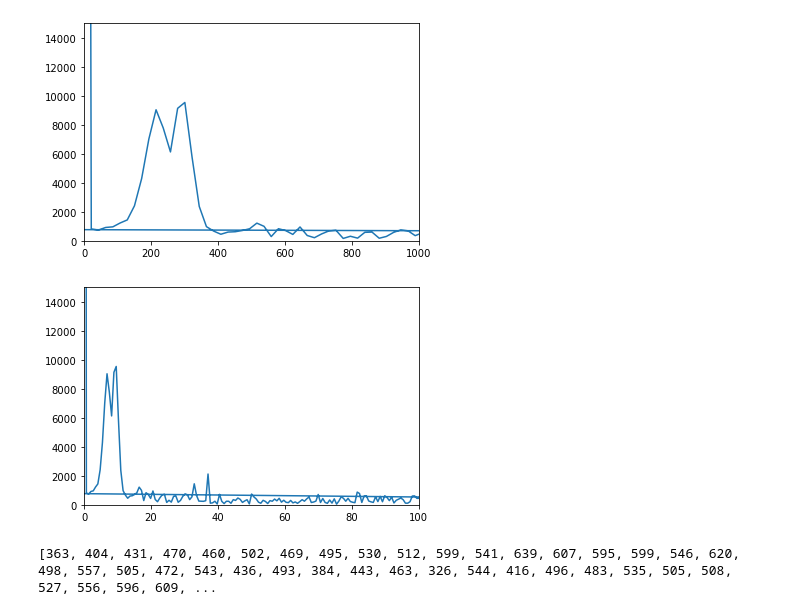
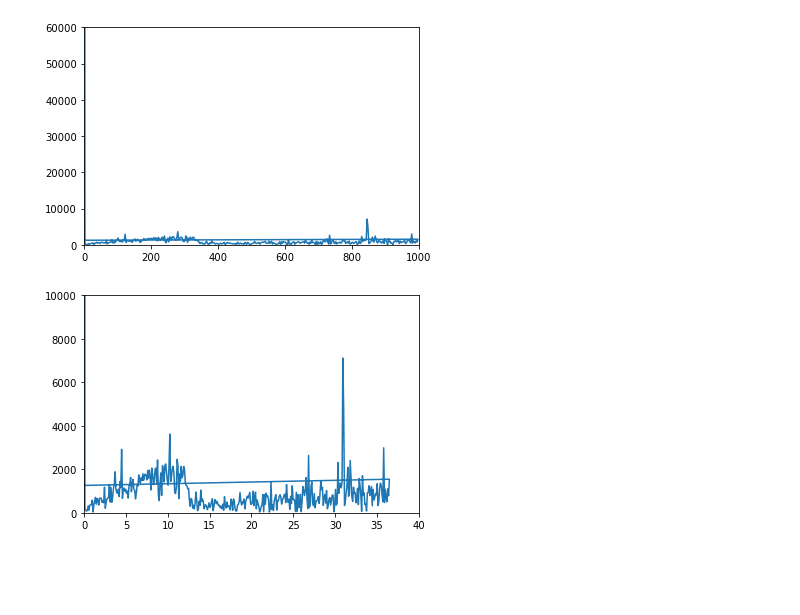
Before and after one commit to jackc7/radar, a Jupyter notebook: notebook.ipynb, the cells around one changed output. Drawn from its saved outputs; the diff is of its cells as text; code cells hidden in the pictures; blank space fills up the shorter version.

```diff
--- a/notebook.ipynb
+++ b/notebook.ipynb
@@ -7,6 +13,5 @@ from scipy import signal
 # %%
-
-
+# Read and process data
 with open("output.txt", 'r') as f:
     data = []
     for x, line in enumerate(f.readlines()):
@@ -17,19 +22,3 @@ with open("output.txt", 'r') as f:
             data.append(int(wl))
         except ValueError:
             pass
-
-sr = 0.00058331354 # Seconds between samples
-data = data[13250:13650]
-# for i, x in enumerate(data):
-#     print(f"{i*100}\t{x}")
-plt.plot(data)
-plt.ylim(300, 800)
-plt.ylabel('Voltage')
-plt.show()
-
-mph = [x/ for x in data]
-
-plt.plot(data)
-plt.ylim(300, 800)
-plt.ylabel('Voltage')
-plt.show()
@@ -37,0 +25,10 @@ plt.show()
+# %%
+
+data = data[8750:9500]
+# data = data[3715:4715]
+# for i, x in enumerate(data):
+#     print(f"{i*100}\t{x}")
+plt.plot(data)
+plt.ylim(300, 800)
+plt.ylabel('Voltage')
+plt.show()
@@ -38,25 +37,21 @@ plt.show()
 # %%
-SAMPLE_RATE = 8600
+SAMPLE_RATE = 2000
 
 # Number of samples in normalized_tone
 N = len(data)
 
 yf = fft(data)
 xf = fftfreq(N, 1 / SAMPLE_RATE)
 
 plt.plot(xf, np.abs(yf))
 plt.xlim(0,1000)
-plt.ylim(0, 15000)
+plt.ylim(0, 60000)
 plt.show()
 
-plt.plot(xf/31.36, np.abs(yf))
-plt.xlim(0,100)
-plt.ylim(0, 15000)
+plt.plot(xf/27.34, np.abs(yf))
+plt.xlim(0,40)
+plt.ylim(0, 10000)
 plt.show()
 # %% [output]
-[figure, old version]
+[figure, new version]
-[figure, old version]
+[figure, new version]
-# %%
-xf.
-# %% [output]
-[363, 404, 431, 470, 460, 502, 469, 495, 530, 512, 599, 541, 639, 607, 595, 599, 546, 620, 498, 557, 505, 472, 543, 436, 493, 384, 443, 463, 326, 544, 416, 496, 483, 535, 505, 508, 527, 556, 596, 609, ...
```
Also changed, not shown: parts of 5 cells of this notebook, 4 other files.
